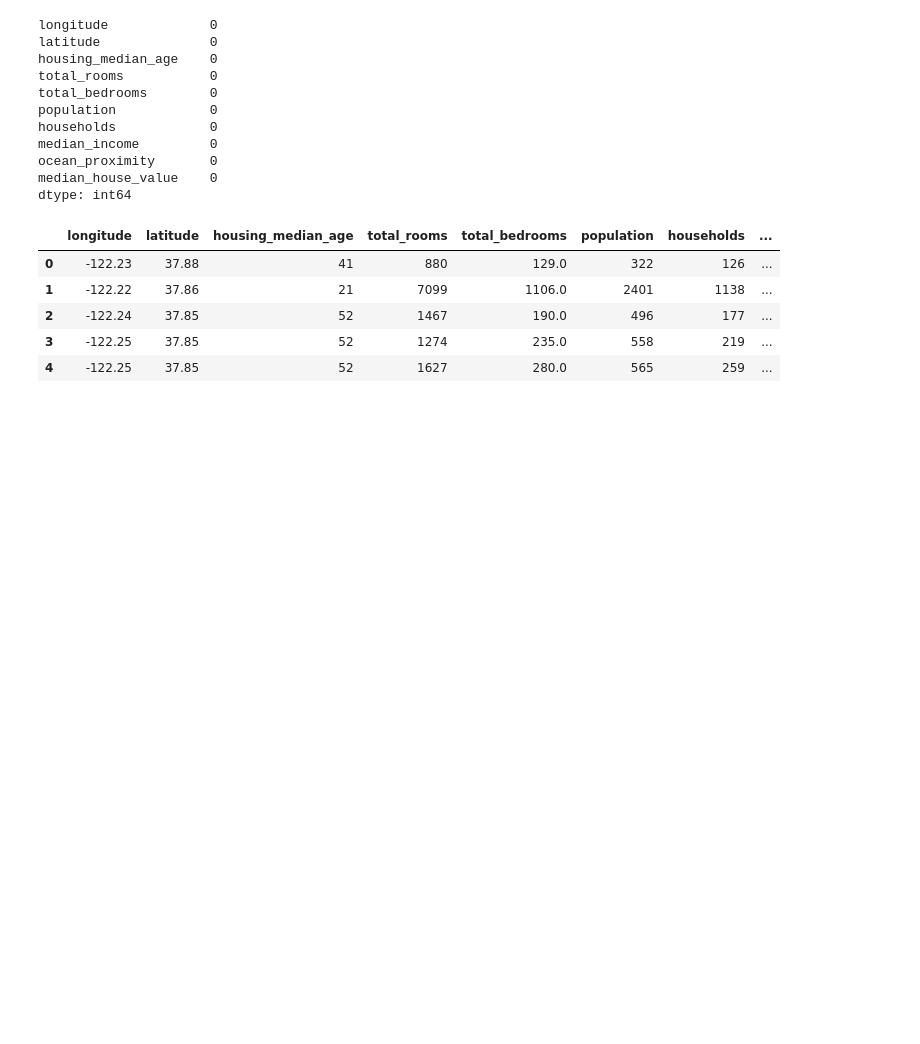
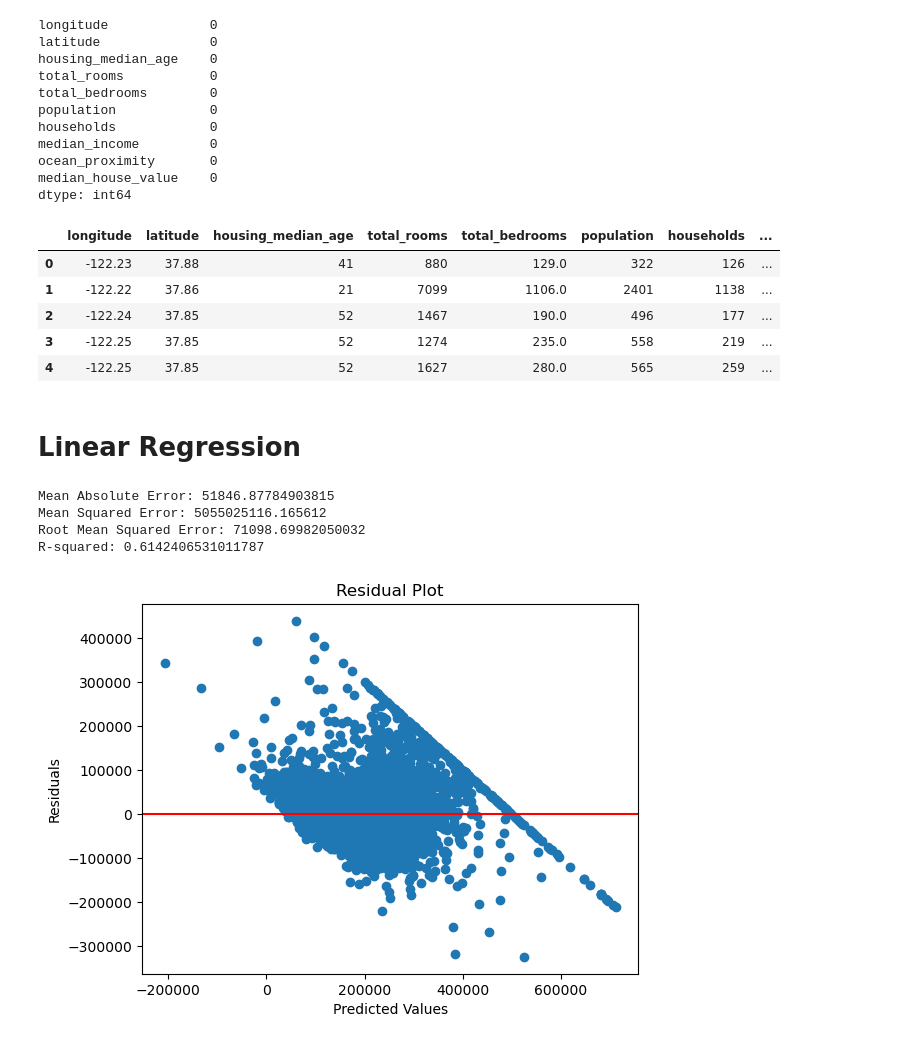
Before and after one commit to dataplaywithvenkat/Simplilearn-California-Housing-Price-Prediction, a Jupyter notebook: Notebook.ipynb, the cells around one changed output. Drawn from its saved outputs; the diff is of its cells as text; code cells hidden in the pictures; blank space fills up the shorter version.

```diff
--- a/Notebook.ipynb
+++ b/Notebook.ipynb
@@ -88,3 +91,38 @@ scaler = StandardScaler()
 # Fit on training data and transform training and test data
 X_train_scaled = scaler.fit_transform(X_train)
 X_test_scaled = scaler.transform(X_test)
+# %% [markdown]
+# Linear Regression
+# %%
+linear_reg = LinearRegression()
+
+linear_reg.fit(X_train_scaled, Y_train)
+
+Y_pred_linear = linear_reg.predict(X_test_scaled)
+
+
+# Step 5: Calculate evaluation metrics
+mae = mean_absolute_error(Y_test, Y_pred_linear)
+mse = mean_squared_error(Y_test, Y_pred_linear)
+rmse = np.sqrt(mse)
+r_squared = r2_score(Y_test, Y_pred_linear)
+
+print("Mean Absolute Error:", mae)
+print("Mean Squared Error:", mse)
+print("Root Mean Squared Error:", rmse)
+print("R-squared:", r_squared)
+
+# Step 6: Plot residuals
+residuals = Y_test - Y_pred_linear
+plt.scatter(Y_pred_linear, residuals)
+plt.xlabel("Predicted Values")
+plt.ylabel("Residuals")
+plt.title("Residual Plot")
+plt.axhline(y=0, color='r', linestyle='-')
+plt.show()
+# %% [output]
+Mean Absolute Error: 51846.87784903815
+Mean Squared Error: 5055025116.165612
+Root Mean Squared Error: 71098.69982050032
+R-squared: 0.6142406531011787
+[figure, added]
```
Also changed, not shown: parts of 4 cells of this notebook.
